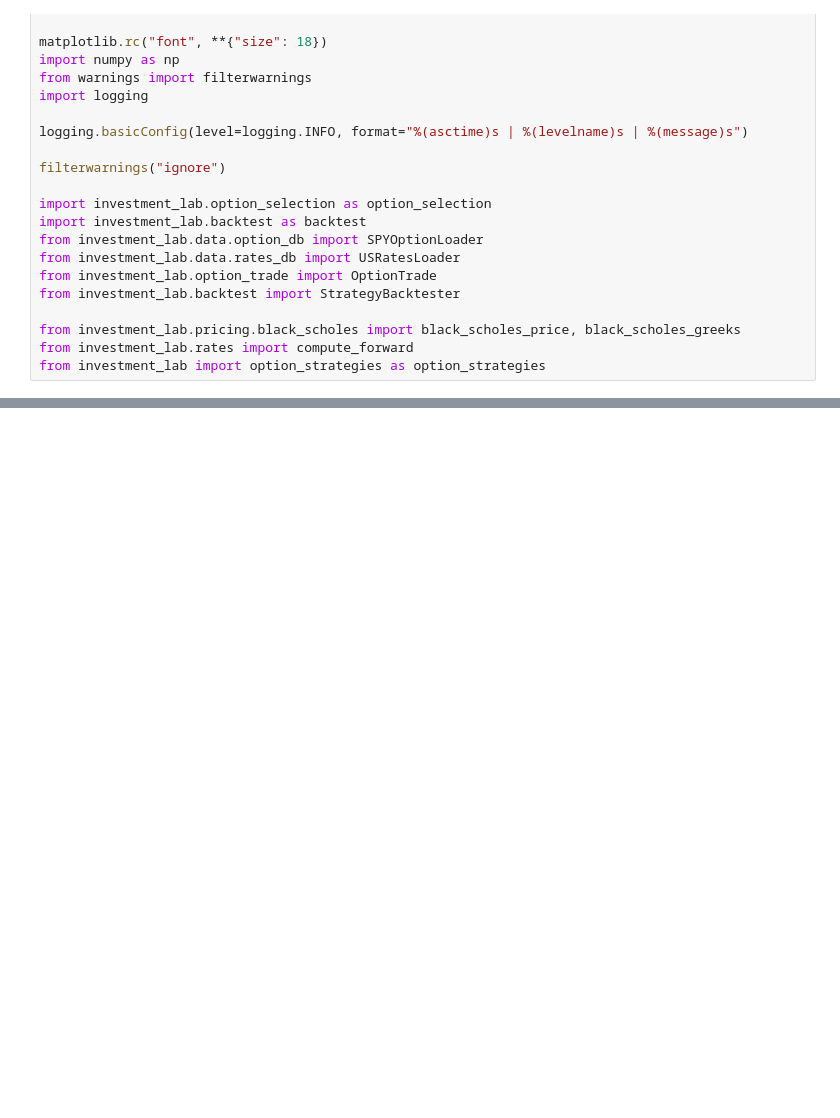
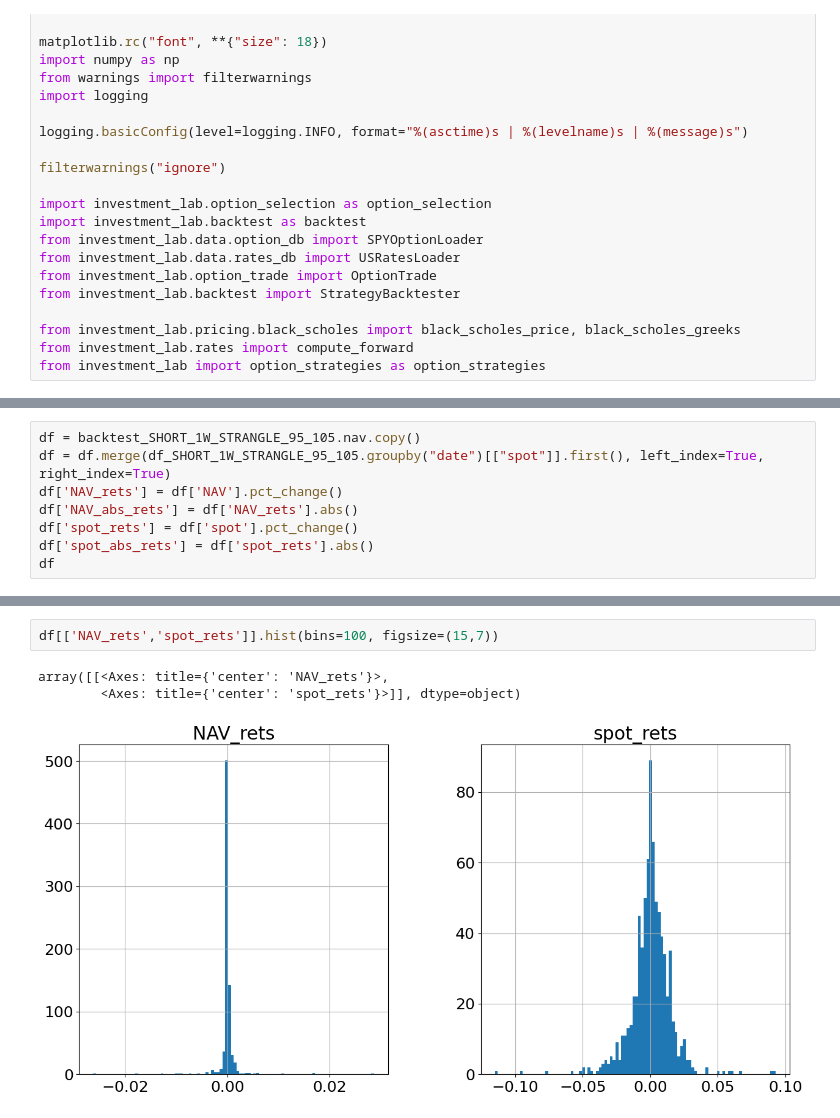
Before and after one commit to BaptisteZloch/Dauphine-Lecture-Volatility, a Jupyter notebook: notebooks/Lecture_3.ipynb, the cells around one changed output, grey strips where cells are left out. Drawn from its saved outputs; the diff is of its cells as text; blank space fills up the shorter version.

```diff
--- a/notebooks/Lecture_3.ipynb
+++ b/notebooks/Lecture_3.ipynb
@@ -41,0 +101,8 @@ backtest_SHORT_1W_STRANGLE_95_105 = StrategyBacktester(df_SHORT_1W_STRANGLE_95_1
+# %%
+df = backtest_SHORT_1W_STRANGLE_95_105.nav.copy()
+df = df.merge(df_SHORT_1W_STRANGLE_95_105.groupby("date")[["spot"]].first(), left_index=True, right_index=True)
+df['NAV_rets'] = df['NAV'].pct_change()
+df['NAV_abs_rets'] = df['NAV_rets'].abs()
+df['spot_rets'] = df['spot'].pct_change()
+df['spot_abs_rets'] = df['spot_rets'].abs()
+df
@@ -41,0 +123,6 @@ backtest_SHORT_1W_STRANGLE_95_105 = StrategyBacktester(df_SHORT_1W_STRANGLE_95_1
+# %%
+df[['NAV_rets','spot_rets']].hist(bins=100, figsize=(15,7))
+# %% [output]
+array([[<Axes: title={'center': 'NAV_rets'}>,
+        <Axes: title={'center': 'spot_rets'}>]], dtype=object)
+[figure, added]
```
Also changed, not shown: parts of 14 cells of this notebook.
